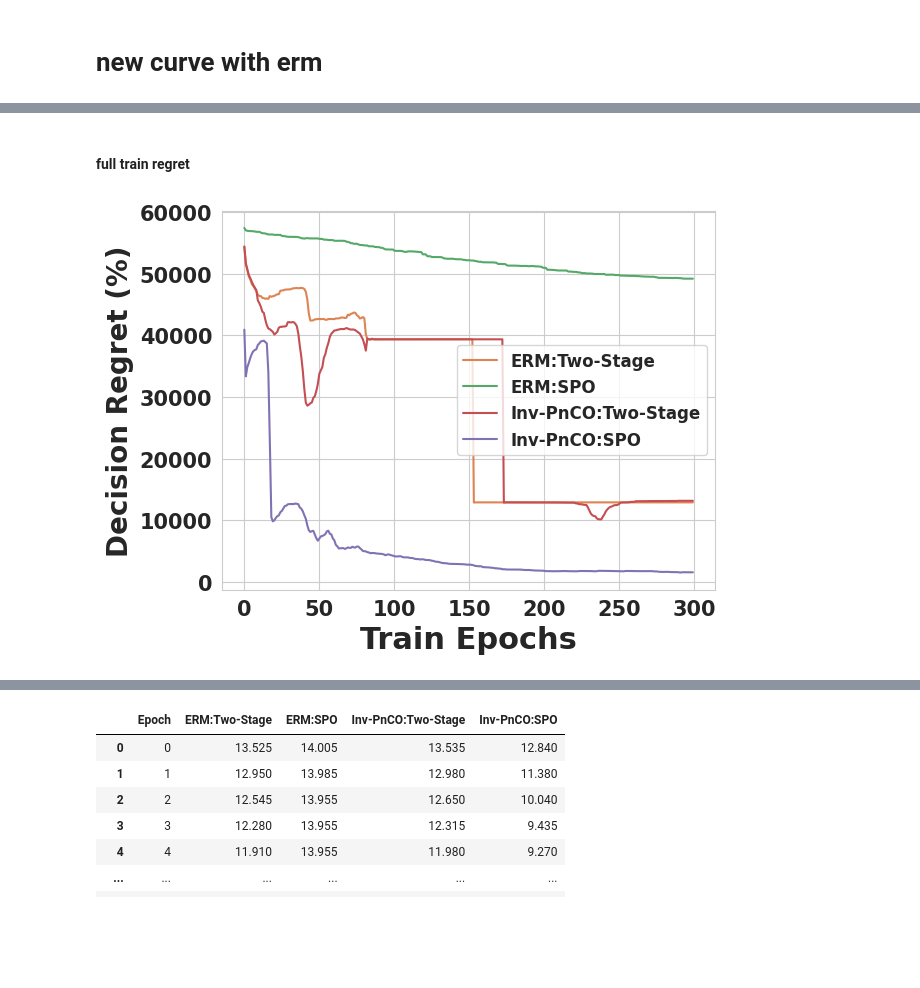
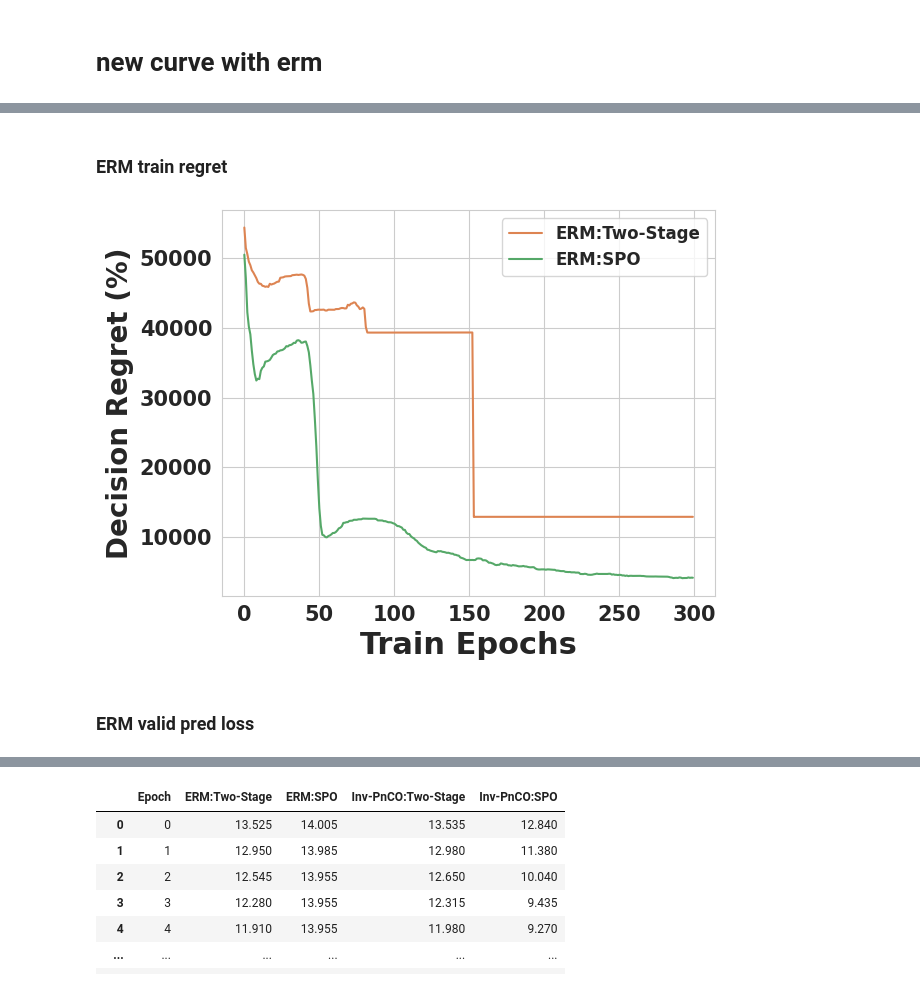
Before and after one commit to Thinklab-SJTU/PredictiveCO-Benchmark, a Jupyter notebook: visual/draw_risk_curve.ipynb, the cells around one changed output, grey strips where cells are left out. Saved outputs shown, nothing was run; the diff lists cells and outputs as text; code cells hidden in the pictures; blank space fills up the shorter version.

```diff
--- a/visual/draw_risk_curve.ipynb
+++ b/visual/draw_risk_curve.ipynb
@@ -386,0 +533,17 @@ plt.show()
+# %%
+palette = sns.color_palette("deep")[1:]
+sns.set_style("whitegrid")
+
+plt.figure()
+metric_name="Regret"
+sns.lineplot(x = "Epoch", y =metric_name , hue="Method",palette = palette, data=pd.melt(iid_df_regret_val, ["Epoch"], value_name=metric_name, var_name='Method'))
+plt.xlabel('Train Epochs',fontsize=22,fontweight='bold')
+plt.ylabel("Decision Regret (%)",fontsize=20,fontweight='bold')
+# plt.tick_params(labelsize=15)
+plt.xticks(fontsize=15,fontweight='bold')
+plt.yticks(fontsize=15,fontweight='bold')
+plt.legend(fontsize=20,prop=legend_font)
+plt.tight_layout()
+plt.savefig(f'/home/genghaoyu/OR/PTO/Rethink1.0/visual/figs/iid_curve/regret_val.pdf', facecolor="w")
+
+plt.show()
@@ -449,0 +671,24 @@ df_regret_test = pd.DataFrame({
+# %%
+palette = sns.color_palette("deep")[1:]
+sns.set_style("whitegrid")
+# sns.set(font='Helvetica') # 替换'Helvetica'为你想要使用的字体
+        # , rc={'axes.labelsize': 16, 'axes.titlesize': 18, 'font.size': 14, 'font.weight': 'bold'})
+
+plt.figure()
+metric_name="Pred Loss"
+sns.lineplot(x = "Epoch", y =metric_name , hue="Method", palette = palette, data=pd.melt(erm_df_pred_loss_train, ["Epoch"], value_name=metric_name, var_name='Method'))
+plt.xlabel('Train Epochs',fontsize=22,fontweight='bold')
+plt.ylabel("Prediction Loss (10^8)",fontsize=20,fontweight='bold')
+plt.xticks(fontsize=15,fontweight='bold')
+plt.yticks(fontsize=15,fontweight='bold')
+# plt.tick_params(labelsize=15)
+legend_font = {
+    # 'family': 'Arial',  # 字体
+    'style': 'normal',
+    'size': 18,  # 字号
+    'weight': "bold",  # 是否加粗，不加粗
+}
+plt.legend(fontsize=18, prop=legend_font)
+plt.tight_layout()
+plt.savefig(f'/home/genghaoyu/OR/PTO/Rethink1.0/visual/figs/erm_curve/pred_loss_train.pdf',facecolor="w")
+plt.show()
@@ -450,27 +697,29 @@ df_regret_test = pd.DataFrame({
 # %% [markdown]
-#### full train regret
+### ERM train regret
 # %%
 palette = sns.color_palette("deep")[1:]
 sns.set_style("whitegrid")
 
 plt.figure()
 metric_name="Regret"
-sns.lineplot(x = "Epoch", y =metric_name , hue="Method",palette = palette, data=pd.melt(df_regret_train, ["Epoch"], value_name=metric_name, var_name='Method'))
+sns.lineplot(x = "Epoch", y =metric_name , hue="Method",palette = palette, data=pd.melt(erm_df_regret_train, ["Epoch"], value_name=metric_name, var_name='Method'))
 plt.xlabel('Train Epochs',fontsize=22,fontweight='bold')
 plt.ylabel("Decision Regret (%)",fontsize=20,fontweight='bold')
 # plt.tick_params(labelsize=15)
 plt.xticks(fontsize=15,fontweight='bold')
 plt.yticks(fontsize=15,fontweight='bold')
 legend_font = {
     # 'family': 'Arial',  # 字体
     'style': 'normal',
     'size': 12,  # 字号
     'weight': "bold",  # 是否加粗，不加粗
 }
 plt.legend(prop=legend_font)
 plt.tight_layout()
-# plt.savefig(f'/home/genghaoyu/OR/PTO/Rethink1.0/visual/figs/ood_curve/regret_train.pdf', facecolor="w")
+plt.savefig(f'/home/genghaoyu/OR/PTO/Rethink1.0/visual/figs/erm_curve/regret_train.pdf', facecolor="w")
 
 plt.show()
 # %% [output]
-[figure, old version]
+[figure, new version]
+# %% [markdown]
+### ERM valid pred loss
```
Also changed, not shown: parts of 27 cells of this notebook, 4 other files.
